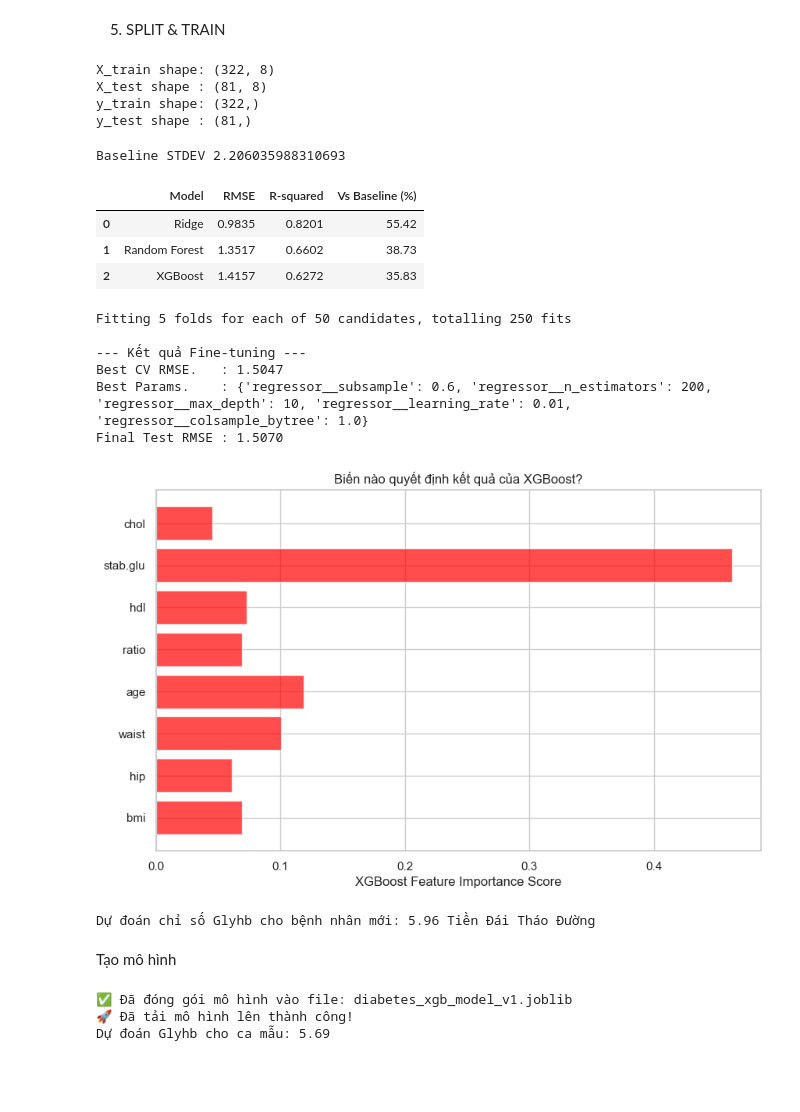
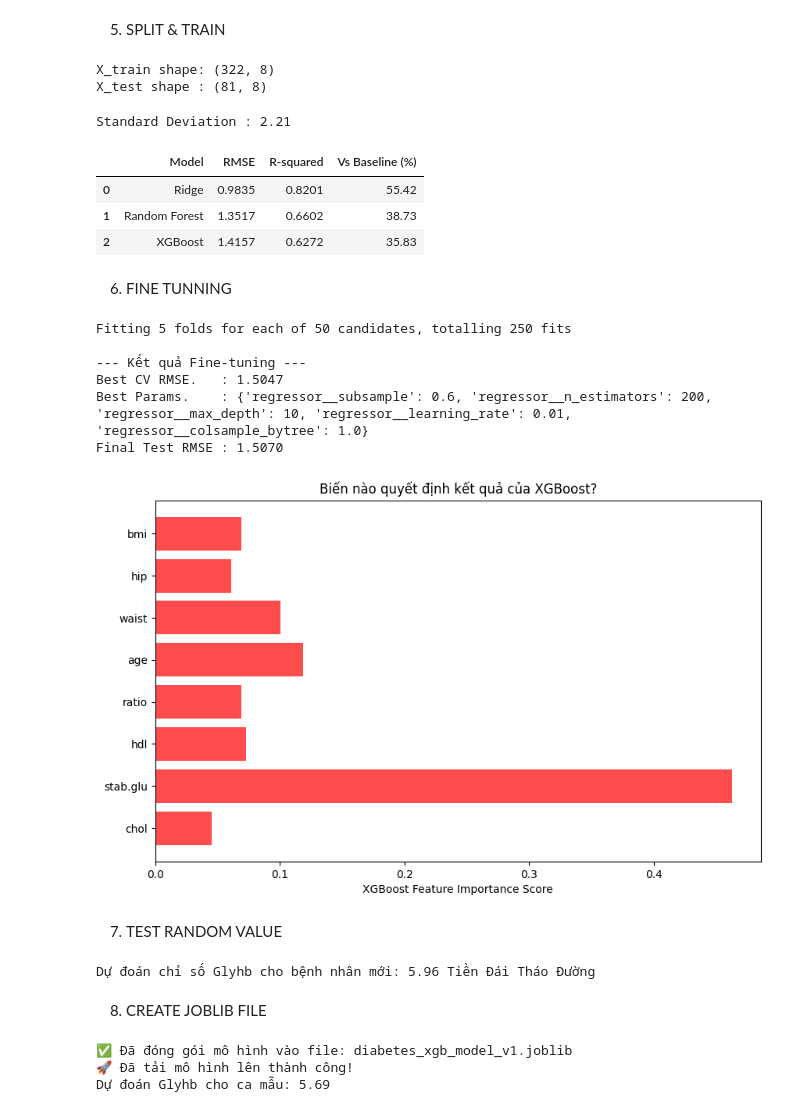
Before and after one commit to Lukevu-hub/diabetes-prediction, a Jupyter notebook: notebook.ipynb, the cells around one changed output. Cells and saved outputs as stored; diff of their text form; code cells hidden in the pictures; blank space fills up the shorter version.

```diff
--- a/notebook.ipynb
+++ b/notebook.ipynb
@@ -27,11 +27,6 @@ from sklearn.metrics import classification_report, confusion_matrix, recall_scor
 # 5. Model Persistence (Lưu trữ model)
 import streamlit as st
 import joblib
-
-
-# Cấu hình hiển thị (Optional)
-%matplotlib inline
-sns.set(style="whitegrid")
 # %% [markdown]
 2. DATA READING
 # %%
@@ -195,25 +189,0 @@ Standard Deviation : 2.21
-# %%
-df_eda['log_glyhb'] = np.log1p(df_eda['glyhb']) # Logarithmic transformation to reduce skewness
-# 1. Calculate statistics
-mean_val_1 = df_eda['log_glyhb'].mean()
-median_val_1 = df_eda['log_glyhb'].median()
-std_val_1 = df_eda['log_glyhb'].std()
-print(f'Mean               : {mean_val_1:.2f}')
-print(f'Median             : {median_val_1:.2f}')
-print(f'Standard Deviation : {std_val_1:.2f}')
-# 2. Create the histogram
-plt.figure(figsize=(10, 6))
-sns.histplot(df_eda['log_glyhb'], kde=True, color='skyblue', alpha=0.4)
-
-# 3. Add vertical lines for Mean and Median
-plt.axvline(mean_val_1, color='red', linestyle='--', linewidth=2, label=f'Mean: {mean_val_1:.2f}')
-plt.axvline(median_val_1, color='green', linestyle='-', linewidth=2, label=f'Median: {median_val_1:.2f}')
-
-# 4. Add Standard Deviation
-plt.axvspan(mean_val_1 - std_val_1, mean_val_1 + std_val_1, color='orange', alpha=0.1, label='Stdev Range')
-# 5. Formatting
-plt.title('Distribution of Glycohemoglobin (glyhb')
-plt.xlabel('Glycohemoglobin')
-plt.ylabel('Count')
-plt.legend()
-plt.show()
@@ -236,13 +201,9 @@ X_train, X_test, y_train, y_test = train_test_split(X, y, test_size=0.2, random_
 
 print(f"X_train shape: {X_train.shape}")
 print(f"X_test shape : {X_test.shape}")
-print(f"y_train shape: {y_train.shape}")
-print(f"y_test shape : {y_test.shape}")
 # %% [output]
 X_train shape: (322, 8)
 X_test shape : (81, 8)
-y_train shape: (322,)
-y_test shape : (81,)
 # %%
 
 
@@ -281,14 +242,16 @@ for name, model in models.items():
 
 # 2. Hiển thị bảng so sánh bằng DataFrame
 results_df = pd.DataFrame(results).sort_values(by='RMSE')
-print("Baseline STDEV", std_val)
+print(f'Standard Deviation : {std_val:.2f}')
 results_df
 # %% [output]
-Baseline STDEV 2.206035988310693
+Standard Deviation : 2.21
 |  | Model | RMSE | R-squared | Vs Baseline (%) |
 | 0 | Ridge | 0.9835 | 0.8201 | 55.42 |
 | 1 | Random Forest | 1.3517 | 0.6602 | 38.73 |
 | 2 | XGBoost | 1.4157 | 0.6272 | 35.83 |
+# %% [markdown]
+6. FINE TUNNING
 # %%
 from sklearn.model_selection import RandomizedSearchCV
 from xgboost import XGBRegressor
@@ -346,19 +309,20 @@ Best CV RMSE.   : 1.5047
 Best Params.    : {'regressor__subsample': 0.6, 'regressor__n_estimators': 200, 'regressor__max_depth': 10, 'regressor__learning_rate': 0.01, 'regressor__colsample_bytree': 1.0}
 Final Test RMSE : 1.5070
 # %%
-# 2. Trích xuất feature importances
+# 1. Feature importances
 importances = final_model.named_steps['regressor'].feature_importances_
 feature_names = features # Danh sách ['chol', 'stab.glu', ...] của bạn
 
-# 3. Vẽ biểu đồ
+# 2. Vẽ biểu đồ
 plt.figure(figsize=(10, 6))
 plt.barh(feature_names, importances, color='red', alpha=0.7)
 plt.xlabel("XGBoost Feature Importance Score")
 plt.title("Biến nào quyết định kết quả của XGBoost?")
-plt.gca().invert_yaxis() # Đảo ngược để biến quan trọng nhất nằm trên cùng
 plt.show()
 # %% [output]
-[figure, old version]
+[figure, new version]
+# %% [markdown]
+7. TEST RANDOM VALUE
 # %%
 new_patient = {
     'chol': 200, 'stab.glu': 100, 'hdl': 50, 'ratio': 4.0,
@@ -379,7 +343,7 @@ else:
 # %% [output]
 Dự đoán chỉ số Glyhb cho bệnh nhân mới: 5.96 Tiền Đái Tháo Đường
 # %% [markdown]
-Tạo mô hình
+8. CREATE JOBLIB FILE
 # %%
 import joblib
 
```
Also changed, not shown: parts of 4 cells of this notebook, 4 other files.
